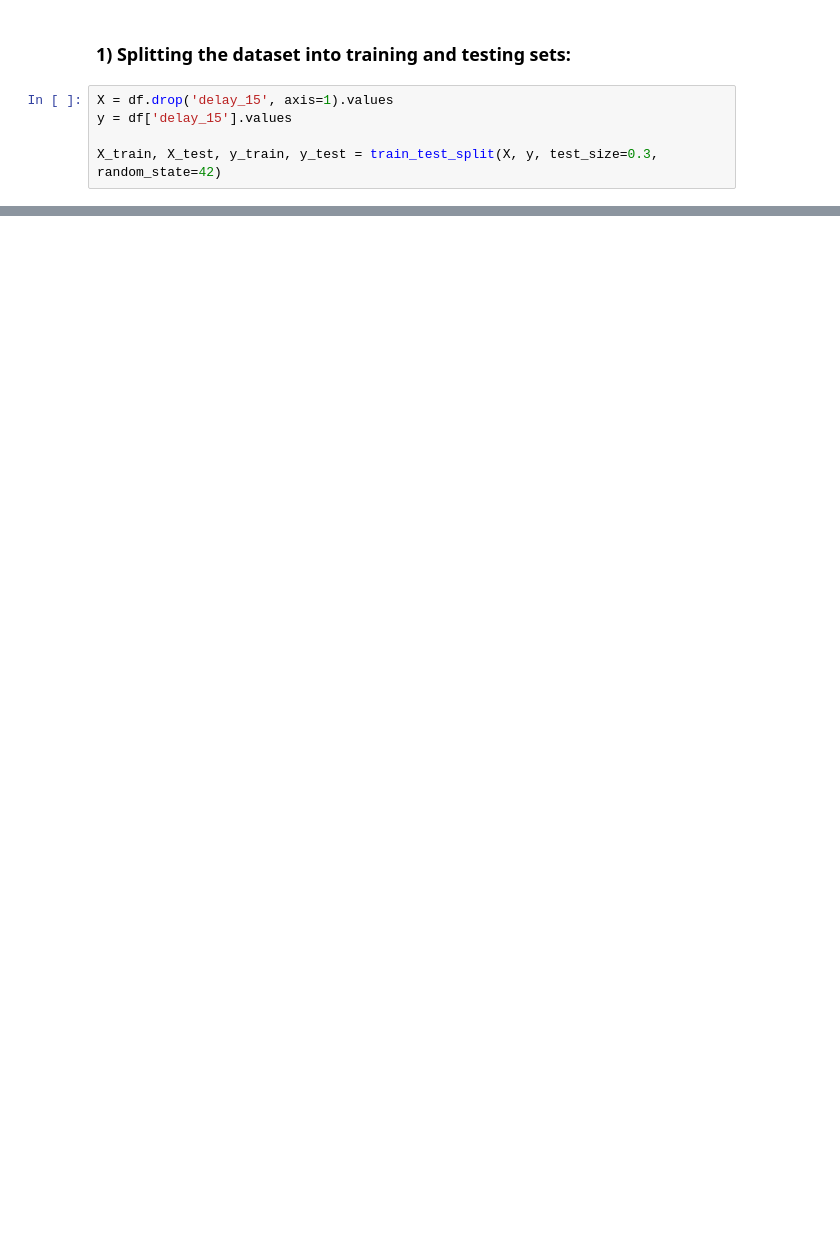
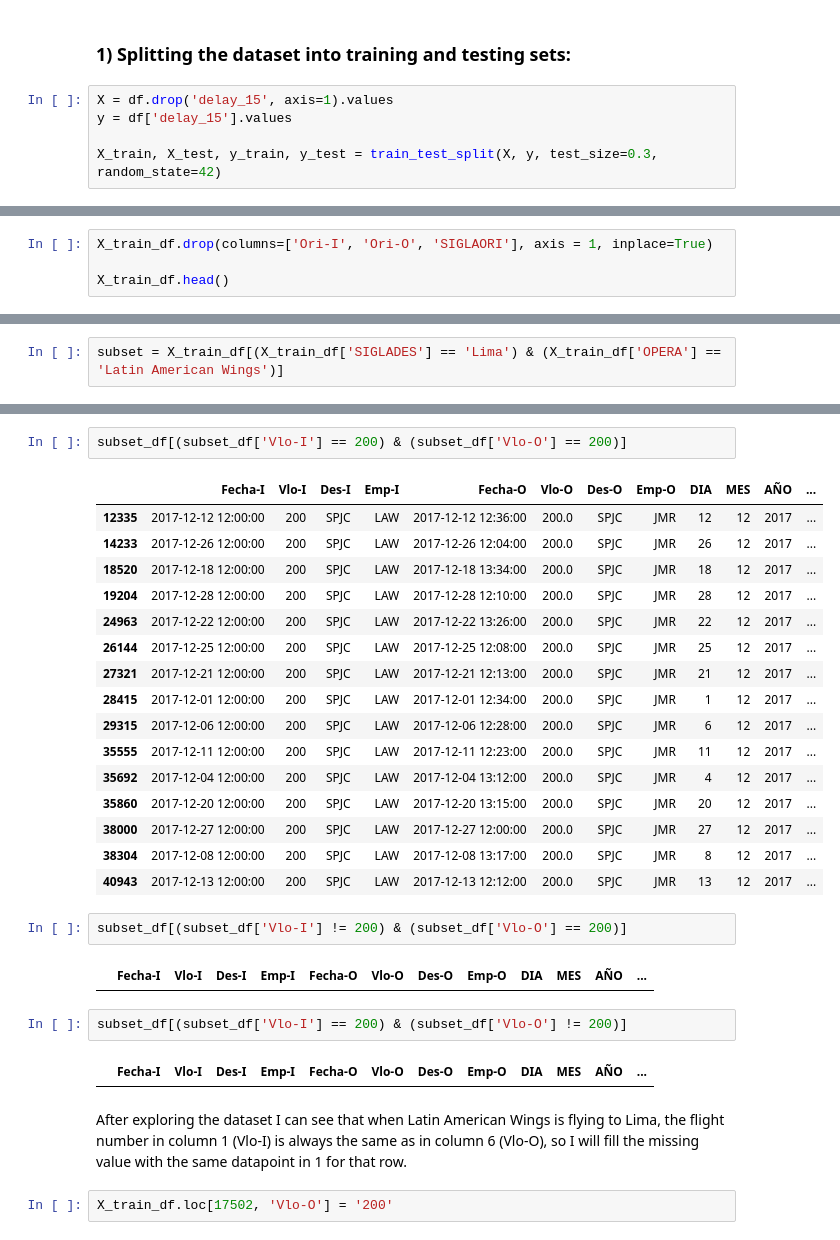
Before and after one commit to franejara/challenge-data-scientist, a Jupyter notebook: solution.ipynb, the cells around one changed output, grey strips where cells are left out. Saved outputs shown, nothing was run; the diff lists cells and outputs as text; blank space fills up the shorter version.

```diff
--- a/solution.ipynb
+++ b/solution.ipynb
@@ -702,0 +692,4 @@ df.shape
+# %%
+X_train_df.drop(columns=['Ori-I', 'Ori-O', 'SIGLAORI'], axis = 1, inplace=True)
+
+X_train_df.head()
@@ -702,0 +734,2 @@ df.shape
+# %%
+subset = X_train_df[(X_train_df['SIGLADES'] == 'Lima') & (X_train_df['OPERA'] == 'Latin American Wings')]
@@ -702,0 +758,31 @@ df.shape
+# %%
+subset_df[(subset_df['Vlo-I'] == 200) & (subset_df['Vlo-O'] == 200)]
+# %% [output]
+|  | Fecha-I | Vlo-I | Des-I | Emp-I | Fecha-O | Vlo-O | Des-O | Emp-O | DIA | MES | AÑO | ... |
+| 12335 | 2017-12-12 12:00:00 | 200 | SPJC | LAW | 2017-12-12 12:36:00 | 200.0 | SPJC | JMR | 12 | 12 | 2017 | ... |
+| 14233 | 2017-12-26 12:00:00 | 200 | SPJC | LAW | 2017-12-26 12:04:00 | 200.0 | SPJC | JMR | 26 | 12 | 2017 | ... |
+| 18520 | 2017-12-18 12:00:00 | 200 | SPJC | LAW | 2017-12-18 13:34:00 | 200.0 | SPJC | JMR | 18 | 12 | 2017 | ... |
+| 19204 | 2017-12-28 12:00:00 | 200 | SPJC | LAW | 2017-12-28 12:10:00 | 200.0 | SPJC | JMR | 28 | 12 | 2017 | ... |
+| 24963 | 2017-12-22 12:00:00 | 200 | SPJC | LAW | 2017-12-22 13:26:00 | 200.0 | SPJC | JMR | 22 | 12 | 2017 | ... |
+| 26144 | 2017-12-25 12:00:00 | 200 | SPJC | LAW | 2017-12-25 12:08:00 | 200.0 | SPJC | JMR | 25 | 12 | 2017 | ... |
+| 27321 | 2017-12-21 12:00:00 | 200 | SPJC | LAW | 2017-12-21 12:13:00 | 200.0 | SPJC | JMR | 21 | 12 | 2017 | ... |
+| 28415 | 2017-12-01 12:00:00 | 200 | SPJC | LAW | 2017-12-01 12:34:00 | 200.0 | SPJC | JMR | 1 | 12 | 2017 | ... |
+| 29315 | 2017-12-06 12:00:00 | 200 | SPJC | LAW | 2017-12-06 12:28:00 | 200.0 | SPJC | JMR | 6 | 12 | 2017 | ... |
+| 35555 | 2017-12-11 12:00:00 | 200 | SPJC | LAW | 2017-12-11 12:23:00 | 200.0 | SPJC | JMR | 11 | 12 | 2017 | ... |
+| 35692 | 2017-12-04 12:00:00 | 200 | SPJC | LAW | 2017-12-04 13:12:00 | 200.0 | SPJC | JMR | 4 | 12 | 2017 | ... |
+| 35860 | 2017-12-20 12:00:00 | 200 | SPJC | LAW | 2017-12-20 13:15:00 | 200.0 | SPJC | JMR | 20 | 12 | 2017 | ... |
+| 38000 | 2017-12-27 12:00:00 | 200 | SPJC | LAW | 2017-12-27 12:00:00 | 200.0 | SPJC | JMR | 27 | 12 | 2017 | ... |
+| 38304 | 2017-12-08 12:00:00 | 200 | SPJC | LAW | 2017-12-08 13:17:00 | 200.0 | SPJC | JMR | 8 | 12 | 2017 | ... |
+| 40943 | 2017-12-13 12:00:00 | 200 | SPJC | LAW | 2017-12-13 12:12:00 | 200.0 | SPJC | JMR | 13 | 12 | 2017 | ... |
+# %%
+subset_df[(subset_df['Vlo-I'] != 200) & (subset_df['Vlo-O'] == 200)]
+# %% [output]
+|  | Fecha-I | Vlo-I | Des-I | Emp-I | Fecha-O | Vlo-O | Des-O | Emp-O | DIA | MES | AÑO | ... |
+# %%
+subset_df[(subset_df['Vlo-I'] == 200) & (subset_df['Vlo-O'] != 200)]
+# %% [output]
+|  | Fecha-I | Vlo-I | Des-I | Emp-I | Fecha-O | Vlo-O | Des-O | Emp-O | DIA | MES | AÑO | ... |
+# %% [markdown]
+After exploring the dataset I can see that when Latin American Wings is flying to Lima, the flight number in column 1 (Vlo-I) is always the same as in column 6 (Vlo-O), so I will fill the missing value with the same datapoint in 1 for that row.
+# %%
+X_train_df.loc[17502, 'Vlo-O'] = '200'
```
Also changed, not shown: parts of 57 cells of this notebook.
